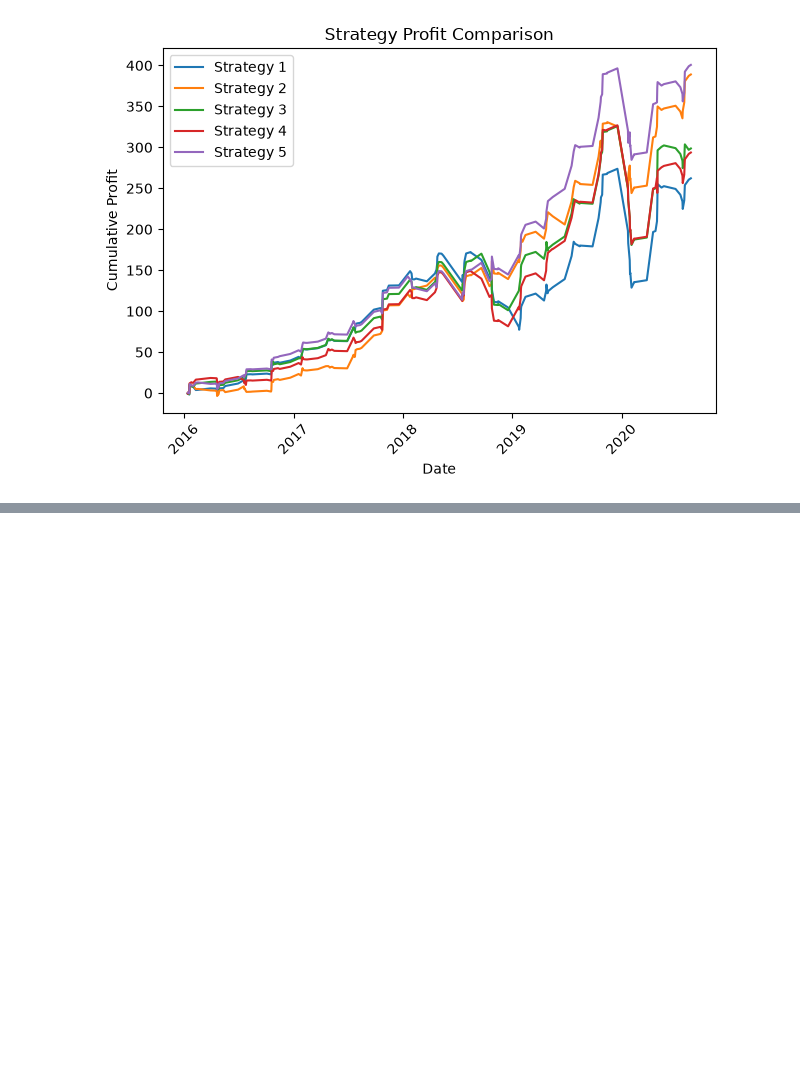
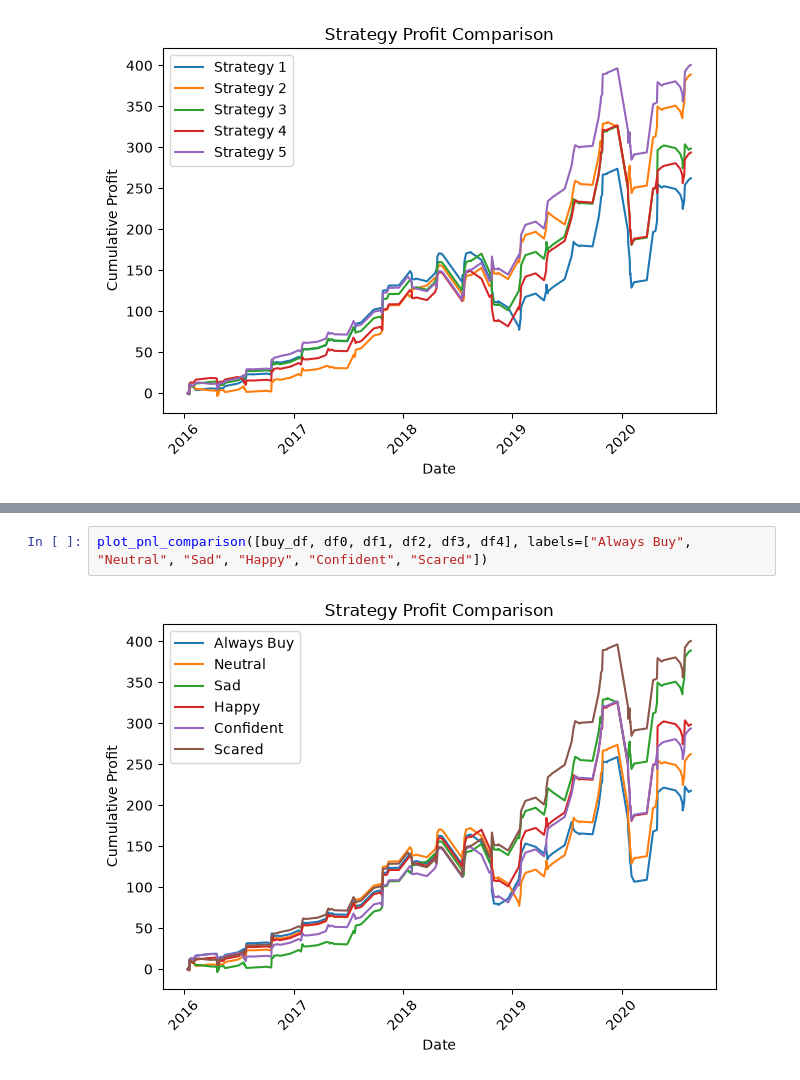
Before and after one commit to Varunv20/FinLLM, a Jupyter notebook: analysis.ipynb, the cells around one changed output, grey strips where cells are left out. Saved outputs shown, nothing was run; the diff lists cells and outputs as text; blank space fills up the shorter version.

```diff
--- a/analysis.ipynb
+++ b/analysis.ipynb
@@ -688,0 +817,4 @@ def split_buy_sell(df: pd.DataFrame):
+# %%
+plot_pnl_comparison([buy_df, df0, df1, df2, df3, df4], labels=["Always Buy", "Neutral", "Sad", "Happy", "Confident", "Scared"])
+# %% [output]
+[figure, added]
```
Also changed, not shown: parts of 11 cells of this notebook, 1 other file.
